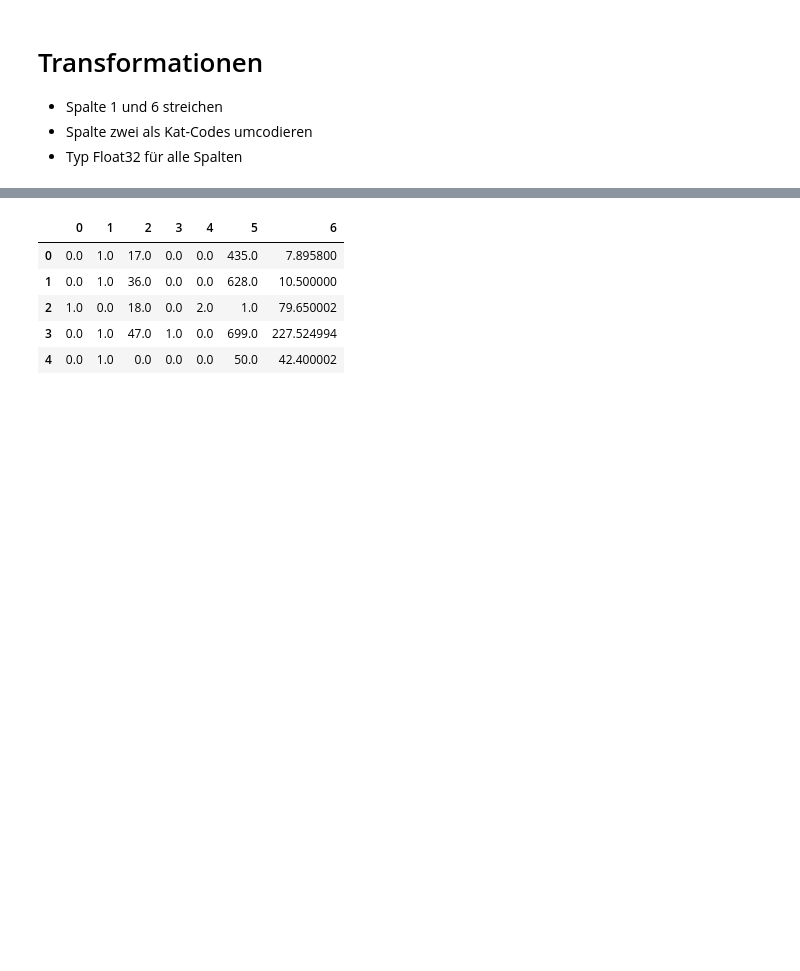
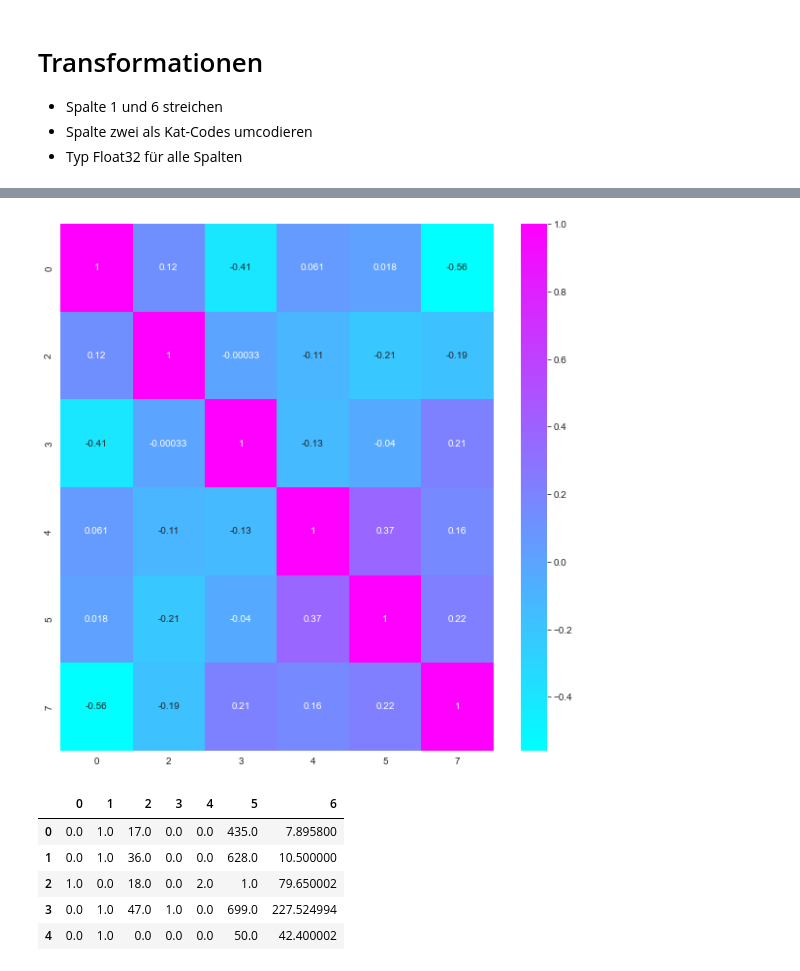
Before and after one commit to NicolaHorst/DHBW_Daten_Analyse, a Jupyter notebook: src/Aufgabe 5/Titanic Aufgabe.ipynb, the cells around one changed output, grey strips where cells are left out. Saved outputs shown, nothing was run; the diff lists cells and outputs as text; code cells hidden in the pictures; blank space fills up the shorter version.

```diff
--- a/src/Aufgabe 5/Titanic Aufgabe.ipynb
+++ b/src/Aufgabe 5/Titanic Aufgabe.ipynb
@@ -45,3 +43,7 @@ df
 - Spalte 1 und 6 streichen
 - Spalte zwei als Kat-Codes umcodieren
 - Typ Float32 für alle Spalten
+# %%
+df = df.drop(1, axis=1)
+df = df.drop(6, axis=1)
+df.head()
@@ -47,0 +57,9 @@ df
+# %%
+def categorical_encoder(data, category_variables):
+    label = LabelEncoder()
+    for category in category_variables:
+        label.fit(data[category].drop_duplicates())
+        data[category] = label.transform(data[category])
+    return df
+
+df.head()
@@ -47,0 +73,11 @@ df
+# %%
+df = categorical_encoder(df, [2])
+df = df.astype({
+    0: "float32",
+    2: "float32",
+    3: "float32",
+    4: "float32",
+    5: "float32",
+    7: "float32",
+})
+df.dtypes
@@ -67,3 +96,8 @@ def preprocess(r):
+# %%
+f, ax = plt.subplots(1, 1, figsize=(10, 10))
+ax = sns.heatmap(df.corr(), annot=True, cmap='cool')
+# %% [output]
+[figure, added]
 # %%
 X_train = preprocess(X_train)
 pd.DataFrame(X_train).head()
```
Also changed, not shown: parts of 6 cells of this notebook, 4 other files.
